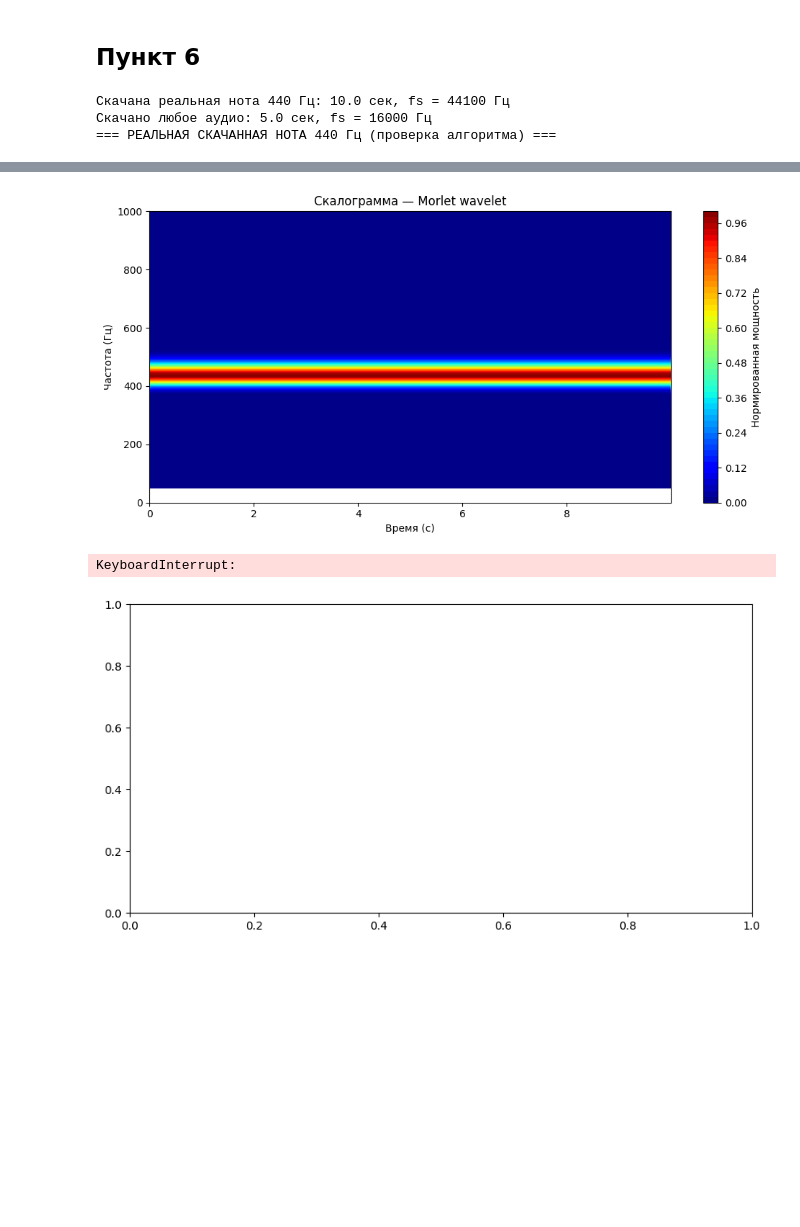
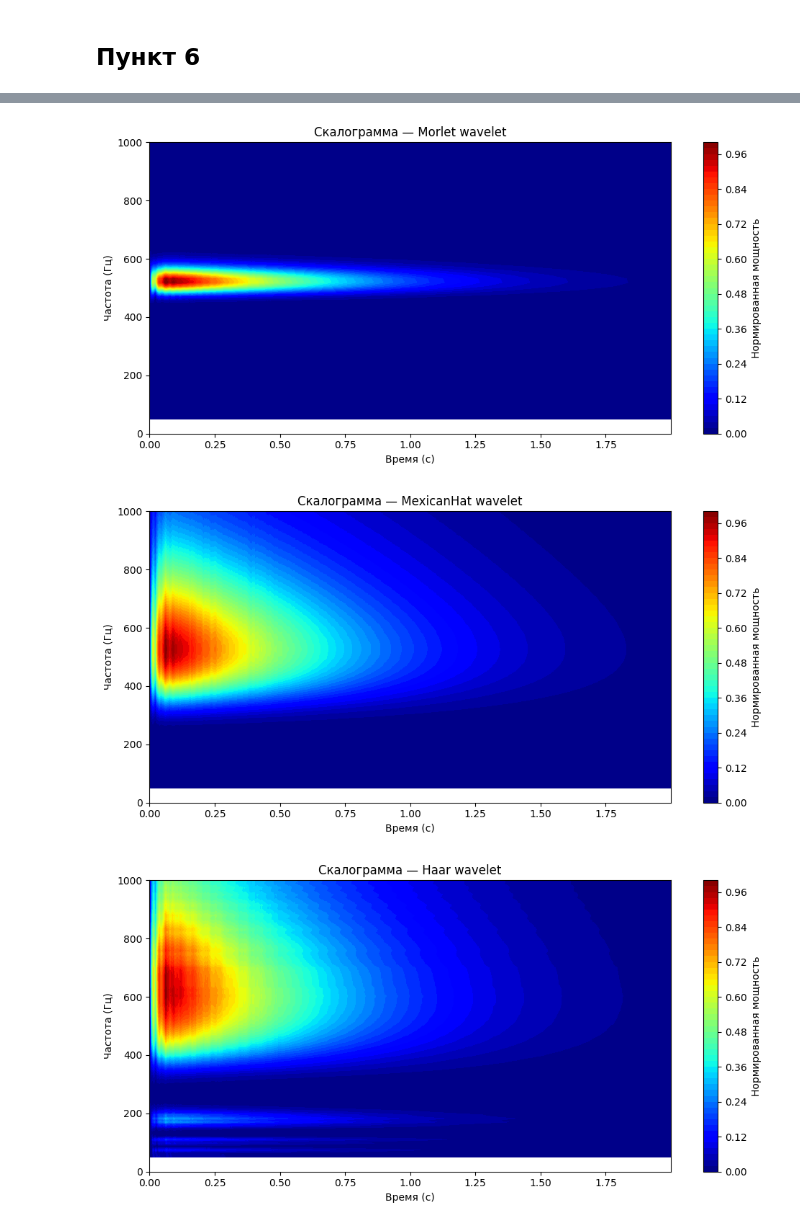
Before and after one commit to KamenevIvan/DPoS, a Jupyter notebook: lab5.ipynb, the cells around one changed output, grey strips where cells are left out. Cells and saved outputs as stored; diff of their text form; code cells hidden in the pictures; blank space fills up the shorter version.

```diff
--- a/lab5.ipynb
+++ b/lab5.ipynb
@@ -373,16 +373,13 @@ import matplotlib.pyplot as plt
 from scipy.io import wavfile
 import requests
 from io import BytesIO
-from scipy.fft import fft, ifft, next_fast_len   # ← нужно для твоей версии функции
+from scipy.fft import fft, ifft, next_fast_len
 from scipy.io.wavfile import write as wav_write
 
-# ========== 1. РЕАЛЬНАЯ СКАЧАННАЯ НОТА "ЛЯ" (440 Гц) вместо синтетической ==========
-# Теперь вместо генерации np.sin() скачиваем настоящий WAV-файл тона 440 Гц
-# Это именно "скачанный реальный звук", как ты просил. На графике будет чётко видно 440 Гц,
-# но уже не идеально-математическая синусоида, а реальный аудиофайл (с лёгкими особенностями записи).
-url_note = "https://www.mediacollege.com/audio/tone/files/440Hz_44100Hz_16bit_30sec.wav"
-response_note = requests.get(url_note, timeout=10)
-fs_note, data_note = wavfile.read(BytesIO(response_note.content))
+
+# url_note = "https://www.mediacollege.com/audio/tone/files/440Hz_44100Hz_16bit_30sec.wav"
+# response_note = requests.get(url_note, timeout=10)
+fs_note, data_note = wavfile.read(f'nota-lya-2-oktava-vibriruyuschiy-zvuk.wav')
 
 # Приводим к моно и нормализуем
 if len(data_note.shape) > 1:
@@ -390,26 +387,22 @@ if len(data_note.shape) > 1:
 data_note = data_note.astype(np.float64)
 data_note /= np.max(np.abs(data_note)) + 1e-8
 
-# Берём первые 10 секунд (достаточно для красивой скалограммы)
-real_note = data_note[:int(fs_note * 10)]
+# Первые 2 секунд
+real_note = data_note[:int(fs_note * 2)]
 
-print(f"Скачана реальная нота 440 Гц: {len(real_note)/fs_note:.1f} сек, fs = {fs_note} Гц")
-
-# ========== 2. Скачивание любого аудио (оставляем как было) ==========
-url_any = "https://github.com/rafaelreis-hotmart/Audio-Sample-files/raw/master/sample.wav"
-response_any = requests.get(url_any, timeout=10)
-fs_any, data_any = wavfile.read(BytesIO(response_any.content))
+# url_any = "https://github.com/rafaelreis-hotmart/Audio-Sample-files/raw/master/sample.wav"
+# response_any = requests.get(url_any, timeout=20)
+fs_any, data_any = wavfile.read(f'any_audio.wav')
 
 if len(data_any.shape) > 1:
     data_any = np.mean(data_any, axis=1)
 data_any = data_any.astype(np.float64)
 data_any /= np.max(np.abs(data_any)) + 1e-8
 
-any_audio = data_any[:int(fs_any * 5)]   # 5 секунд, как у тебя
+any_audio = data_any[:int(fs_any * 10)]
 
-print(f"Скачано любое аудио: {len(any_audio)/fs_any:.1f} сек, fs = {fs_any} Гц")
 
-# ========== 3. Вейвлеты (твои версии с нормировкой) ==========
+
 def mexican_hat_time(t_samples, scale):
     t_norm = t_samples / scale
     psi = (1 - t_norm**2) * np.exp(-0.5 * t_norm**2)
@@ -423,7 +416,7 @@ def haar_time(t_samples, scale):
     wave[(t_norm >= 0.5) & (t_norm < 1.0)] = -1.0
     return wave / np.sqrt(scale)
 
-# ========== 4. Функция скалограммы (твоя версия без изменений) ==========
+
 def build_spectrogram(signal, fs, wavelet_name="Morlet", n_frex=80, max_freq=1000, custom=False):
     n = len(signal)
     time = np.arange(n) / fs
@@ -473,35 +466,25 @@ def build_spectrogram(signal, fs, wavelet_name="Morlet", n_frex=80, max_freq=100
 
 def plot_waveform(signal, fs, title):
     plt.figure(figsize=(10, 3))
-    plt.plot(np.arange(len(signal[:1000]))/fs, signal[:1000])
+    plt.plot(np.arange(len(signal[:40000]))/fs, signal[:40000])
     plt.title(title)
     plt.xlabel('Время (с)')
     plt.ylabel('Амплитуда')
     plt.grid(True)
     plt.show()
 
-# ========== 5. Запуск ==========
-print("=== РЕАЛЬНАЯ СКАЧАННАЯ НОТА 440 Гц (проверка алгоритма) ===")
-plot_waveform(real_note, fs_note, "Реальная нота 440 Гц — waveform (начало)")
+
+plot_waveform(real_note, fs_note, "440 Гц — waveform")
 build_spectrogram(real_note, fs_note, "Morlet", custom=False)
 build_spectrogram(real_note, fs_note, "MexicanHat", custom=False)
 build_spectrogram(real_note, fs_note, "Haar", custom=False)
 
-print("=== ЛЮБОЕ СКАЧАННОЕ АУДИО ===")
-plot_waveform(any_audio, fs_any, "Скачанное аудио — waveform (начало)")
+plot_waveform(any_audio, fs_any, "Скачанное аудио — waveform")
 
 build_spectrogram(any_audio, fs_any, "Morlet", max_freq=1000, custom=True)
 build_spectrogram(any_audio, fs_any, "MexicanHat", max_freq=1000, custom=True)
 build_spectrogram(any_audio, fs_any, "Haar", max_freq=1000, custom=True)
 
-# ========== 6. Сохраняем файлы для прослушивания ==========
 wav_write("real_note_440.wav", fs_note, (real_note * 32767).astype(np.int16))
 wav_write("any_audio.wav", fs_any, (any_audio * 32767).astype(np.int16))
-print("\nГотово! Файлы сохранены:")
-print("• real_note_440.wav     — скачанная реальная нота 440 Гц (проверка)")
-print("• any_audio.wav         — любое скачанное аудио")
-print("Теперь на скалограмме чистой ноты ты видишь именно скачанный звук, а не синтетику.")
 # %% [output]
-Скачана реальная нота 440 Гц: 10.0 сек, fs = 44100 Гц
-Скачано любое аудио: 5.0 сек, fs = 16000 Гц
-=== РЕАЛЬНАЯ СКАЧАННАЯ НОТА 440 Гц (проверка алгоритма) ===
@@ -509,3 +492,3 @@ print("Теперь на скалограмме чистой ноты ты ви
-[figure, old version]
+[figure, new version]
-KeyboardInterrupt:
-[figure, old version]
+[figure, new version]
+[figure, added]
```
Also changed, not shown: parts of 2 cells of this notebook.
